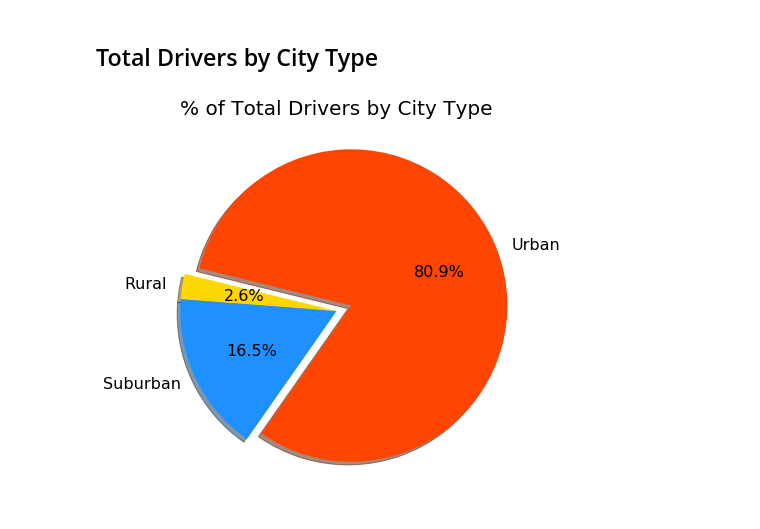
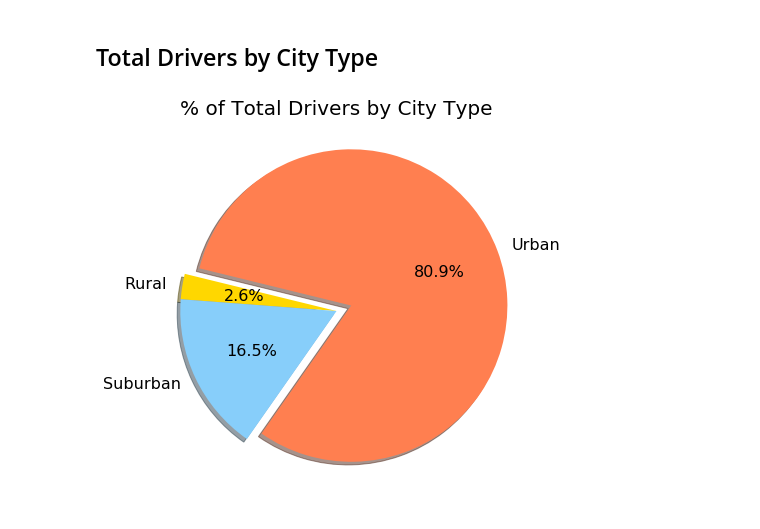
Before and after one commit to ocsc-datascience/power-of-plots, a Jupyter notebook: Pyber/pyber.ipynb, the cells around one changed output. Cells and saved outputs as stored; diff of their text form; code cells hidden in the pictures.

```diff
--- a/Pyber/pyber.ipynb
+++ b/Pyber/pyber.ipynb
@@ -175,24 +175,24 @@ plt.show()
 # %%
 # Calculate Driver Percents
 total = df_city['driver_count'].sum()
 urban = df_city['driver_count'].loc[ df_city['type'] == 'Urban' ].sum()/total
 suburban = df_city['driver_count'].loc[ df_city['type'] == 'Suburban' ].sum()/total
 rural = df_city['driver_count'].loc[ df_city['type'] == 'Rural' ].sum()/total
 
 
 # Build Pie Charts
 myfig = plt.figure(figsize=(7,7))
 plt.axis('equal')
 
 pies = ["Urban", "Rural", "Suburban"]
 pie_data = [urban,rural,suburban]
-colors = ['orangered','gold','dodgerblue']
+colors = ['coral','gold','lightskyblue']
 explode = (0.1,0,0)
 plt.pie(pie_data,explode=explode,labels=pies,colors=colors,autopct="%.1f%%",
        shadow=True,startangle=235,textprops={'fontsize': 16})
 plt.title('% of Total Drivers by City Type',fontsize=20)
 # Save Figure
 plt.savefig("PyberTotalDriversByCity.png")
 plt.show()
 # %% [output]
-[figure, old version]
+[figure, new version]
```
Also changed, not shown: parts of 3 cells of this notebook, 4 other files.
